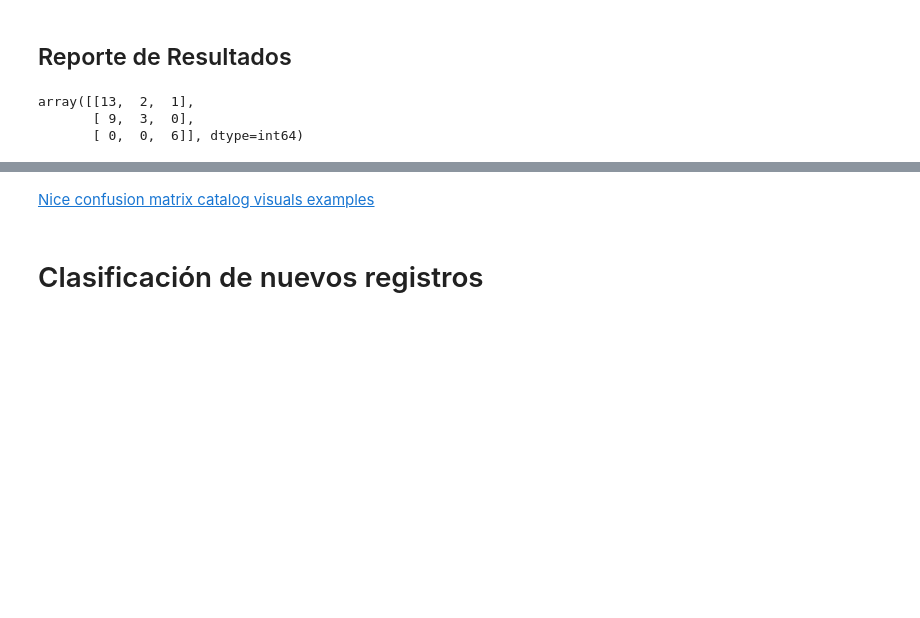
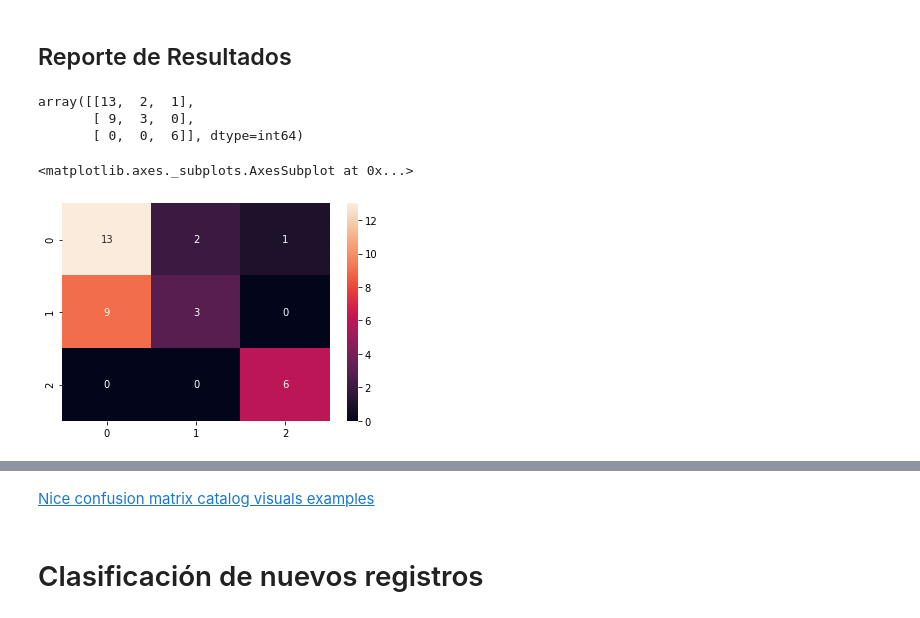
Before and after one commit to rafazamb/DS_PT_ENE21, a Jupyter notebook: 2-Machine_Learning/2.1_Supervised/2.1.2 Logistic Regression/1 - logistic_regression_df_class Clase - Solucion.ipynb, the cells around one changed output, grey strips where cells are left out. Drawn from its saved outputs; the diff is of its cells as text; code cells hidden in the pictures; blank space fills up the shorter version.

```diff
--- a/2-Machine_Learning/2.1_Supervised/2.1.2 Logistic Regression/1 - logistic_regression_df_class Clase - Solucion.ipynb
+++ b/2-Machine_Learning/2.1_Supervised/2.1.2 Logistic Regression/1 - logistic_regression_df_class Clase - Solucion.ipynb
@@ -189,3 +189,9 @@ c_matrix
 array([[13,  2,  1],
        [ 9,  3,  0],
        [ 0,  0,  6]], dtype=int64)
+# %%
+import seaborn as sns
+sns.heatmap(c_matrix, annot=True)
+# %% [output]
+<matplotlib.axes._subplots.AxesSubplot at 0x...>
+[figure, added]
```
Also changed, not shown: parts of 4 cells of this notebook, 5 other files.
